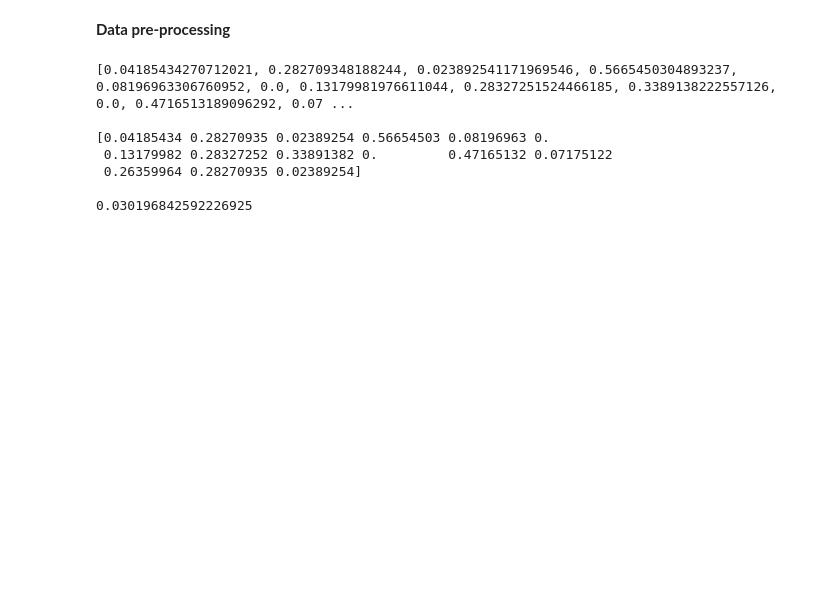
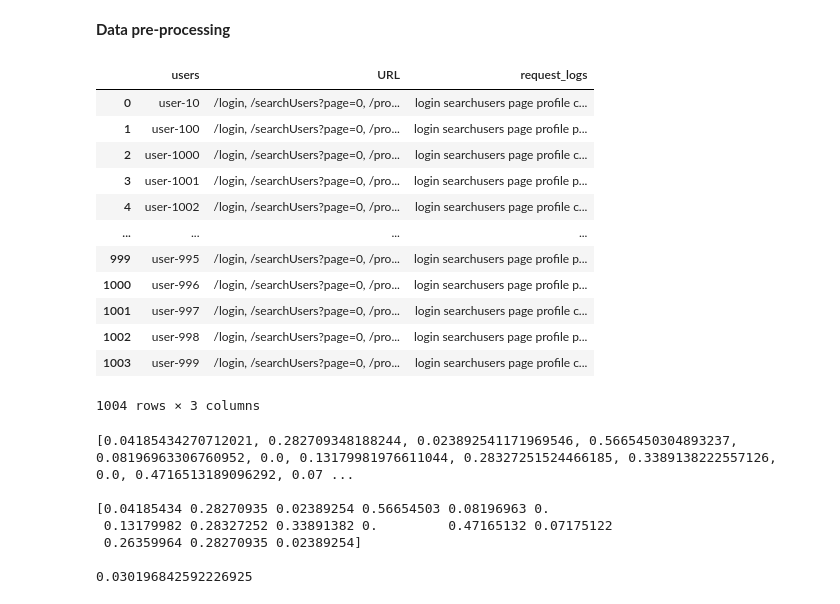
Before and after one commit to Request-analysis-ML/request-analyzer-model, a Jupyter notebook: score_based.ipynb, the cells around one changed output. Drawn from its saved outputs; the diff is of its cells as text; code cells hidden in the pictures; blank space fills up the shorter version.

Commit message:
small clean up, changed df names on some dfs

```diff
--- a/score_based.ipynb
+++ b/score_based.ipynb
@@ -25,8 +25,9 @@ df = allUsers.groupby(level=0).agg(','.join)
 df.reset_index(inplace=True)
 df = df.rename(columns={'index': 'users'})
 # %%
-#Removing all non-letter characters from the data
-request_logs = df['URL']
+#Removing all non-letter characters from the data and assigning it to new data frame 'df_cleaned'
+df_cleaned = df
+request_logs = df_cleaned['URL']
 
 cleaned_logs = []
 
@@ -35,11 +36,27 @@ for i in range(0, len(request_logs)):
     sequence = sequence.lower()
     cleaned_logs.append(sequence)
 
-df['request_logs'] = cleaned_logs
-df = df.drop('URL', axis=1)
+df_cleaned ['request_logs'] = cleaned_logs
+df_cleaned = df_cleaned.drop('URL', axis=1)
 
 # 5 and 6: spammers, 7: data scraper
 #print(cleaned_logs[7])
+# %%
+df
+# %% [output]
+|  | users | URL | request_logs |
+| 0 | user-10 | /login, /searchUsers?page=0, /pro... | login searchusers page profile c... |
+| 1 | user-100 | /login, /searchUsers?page=0, /pro... | login searchusers page profile p... |
+| 2 | user-1000 | /login, /searchUsers?page=0, /pro... | login searchusers page profile c... |
+| 3 | user-1001 | /login, /searchUsers?page=0, /pro... | login searchusers page profile p... |
+| 4 | user-1002 | /login, /searchUsers?page=0, /pro... | login searchusers page profile c... |
+| ... | ... | ... | ... |
+| 999 | user-995 | /login, /searchUsers?page=0, /pro... | login searchusers page profile p... |
+| 1000 | user-996 | /login, /searchUsers?page=0, /pro... | login searchusers page profile p... |
+| 1001 | user-997 | /login, /searchUsers?page=0, /pro... | login searchusers page profile c... |
+| 1002 | user-998 | /login, /searchUsers?page=0, /pro... | login searchusers page profile p... |
+| 1003 | user-999 | /login, /searchUsers?page=0, /pro... | login searchusers page profile c... |
+1004 rows × 3 columns
 # %%
 #Using the tfidf-vectorizer
 tfidf_vect = TfidfVectorizer()
```
Also changed, not shown: parts of 8 cells of this notebook.
